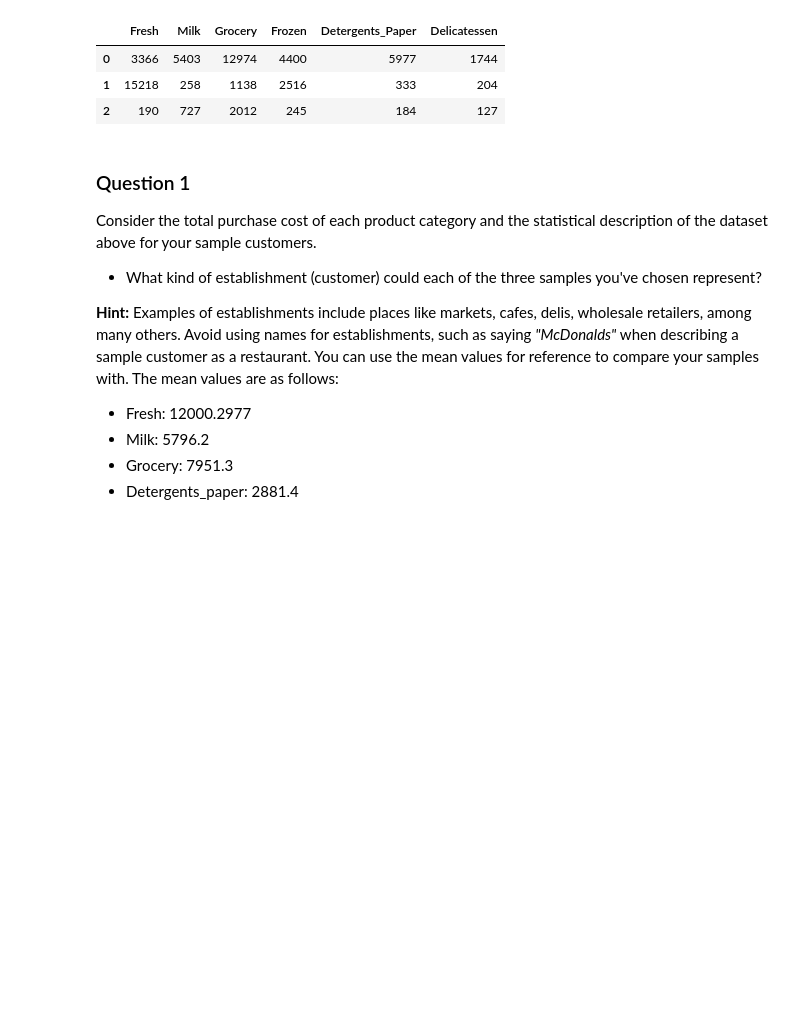
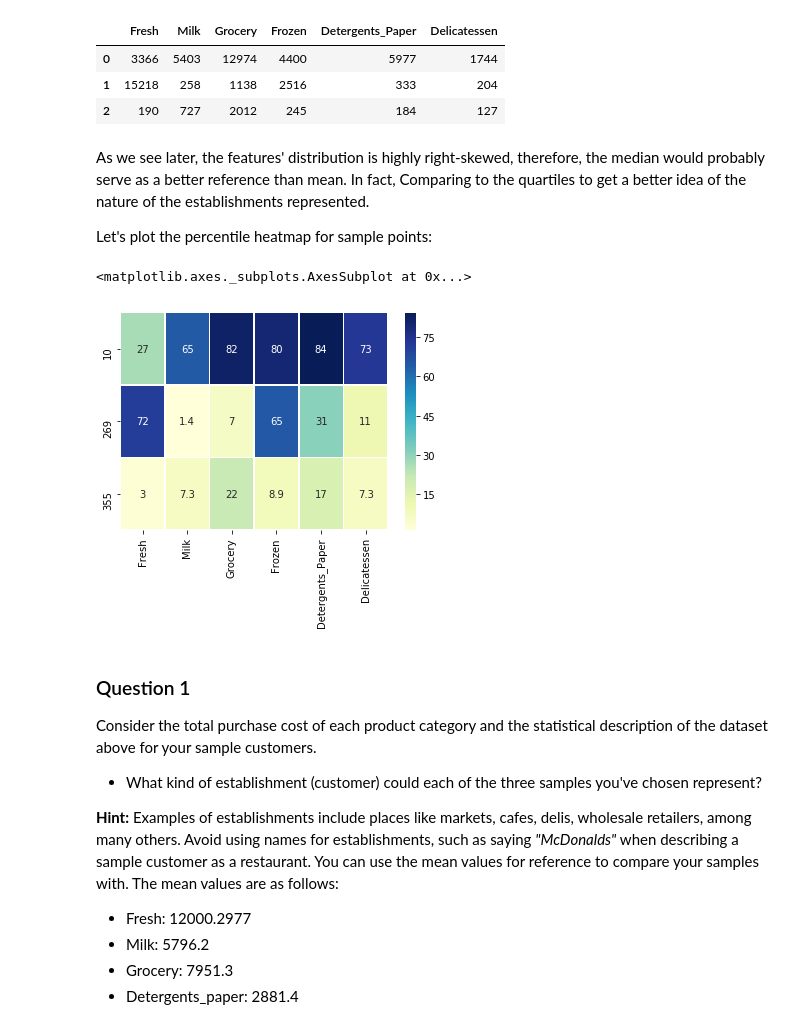
Before and after one commit to anthonybaker/mlnd_customer_segments, a Jupyter notebook: customer_segments.ipynb, the cells around one changed output. Drawn from its saved outputs; the diff is of its cells as text; code cells hidden in the pictures; blank space fills up the shorter version.

```diff
--- a/customer_segments.ipynb
+++ b/customer_segments.ipynb
@@ -76,6 +76,17 @@ Chosen samples of wholesale customers dataset:
 | 0 | 3366 | 5403 | 12974 | 4400 | 5977 | 1744 |
 | 1 | 15218 | 258 | 1138 | 2516 | 333 | 204 |
 | 2 | 190 | 727 | 2012 | 245 | 184 | 127 |
+# %% [markdown]
+As we see later, the features' distribution is highly right-skewed, therefore, the median would probably serve as a better reference than mean. In fact, Comparing to the quartiles to get a better idea of the nature of the establishments represented.
+
+Let's plot the percentile heatmap for sample points:
+# %%
+percentiles_data = 100 * data.rank(pct=True)
+percentiles_samples = percentiles_data.iloc[indices]
+sns.heatmap(percentiles_samples, annot=True, linewidths=.5, cmap="YlGnBu")
+# %% [output]
+<matplotlib.axes._subplots.AxesSubplot at 0x...>
+[figure, added]
 # %% [markdown]
 ### Question 1
 Consider the total purchase cost of each product category and the statistical description of the dataset above for your sample customers.
```
Also changed, not shown: parts of 13 cells of this notebook.
